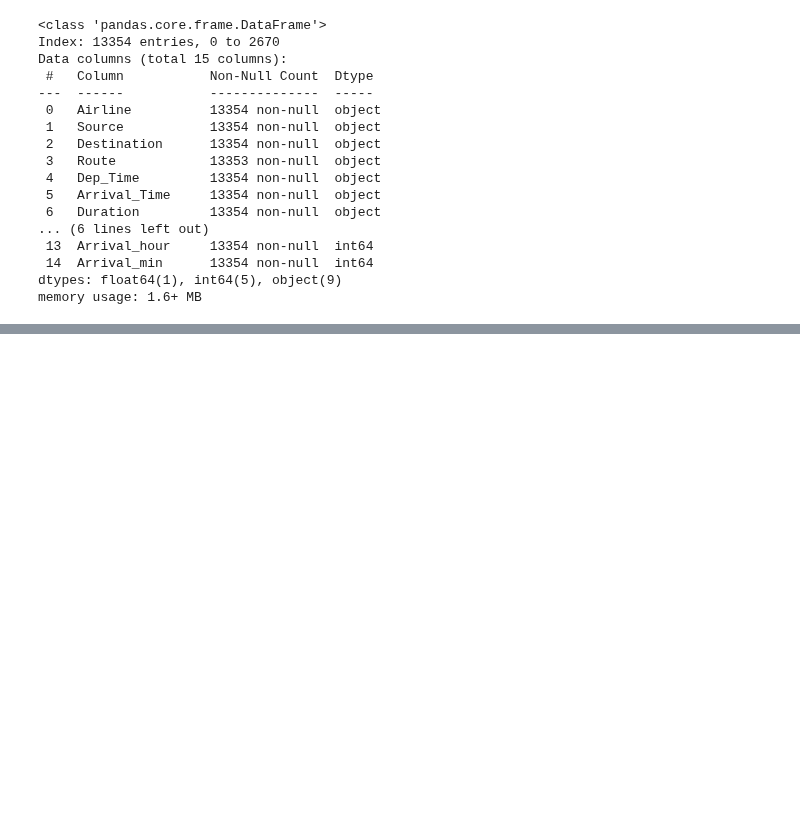
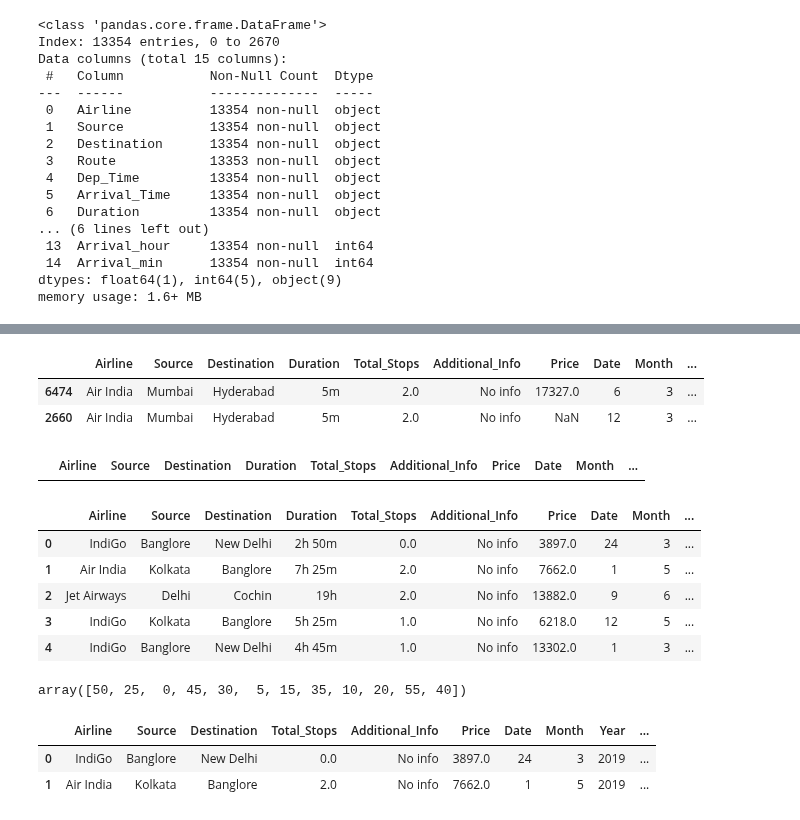
Before and after one commit to Abhinavv1524/Exploratory-data-analysis, a Jupyter notebook: 03.flight Price Predication.ipynb, the cells around one changed output, grey strips where cells are left out. Saved outputs shown, nothing was run; the diff lists cells and outputs as text; code cells hidden in the pictures; blank space fills up the shorter version.

Commit message:
Flight price prediction

```diff
--- a/03.flight Price Predication.ipynb
+++ b/03.flight Price Predication.ipynb
@@ -195,0 +238,2 @@ memory usage: 1.6+ MB
+# %%
+final_df.drop('Route', axis=1, inplace= True)
@@ -195,0 +248,17 @@ memory usage: 1.6+ MB
+# %%
+final_df['duration_hour']=final_df['Duration'].str.split(' ').str[0].str.split('h').str[0]
+# %%
+final_df[final_df['duration_hour']=='5m']
+# %% [output]
+|  | Airline | Source | Destination | Duration | Total_Stops | Additional_Info | Price | Date | Month | ... |
+| 6474 | Air India | Mumbai | Hyderabad | 5m | 2.0 | No info | 17327.0 | 6 | 3 | ... |
+| 2660 | Air India | Mumbai | Hyderabad | 5m | 2.0 | No info | NaN | 12 | 3 | ... |
+# %%
+final_df.drop(6474,axis=0,inplace=True)
+final_df.drop(2660,axis=0,inplace=True)
+# %%
+final_df[final_df['duration_hour']=='5m']
+# %% [output]
+|  | Airline | Source | Destination | Duration | Total_Stops | Additional_Info | Price | Date | Month | ... |
+# %%
+final_df['duration_hour']=final_df['duration_hour'].astype('int')
@@ -195,0 +267,9 @@ memory usage: 1.6+ MB
+# %%
+final_df.head()
+# %% [output]
+|  | Airline | Source | Destination | Duration | Total_Stops | Additional_Info | Price | Date | Month | ... |
+| 0 | IndiGo | Banglore | New Delhi | 2h 50m | 0.0 | No info | 3897.0 | 24 | 3 | ... |
+| 1 | Air India | Kolkata | Banglore | 7h 25m | 2.0 | No info | 7662.0 | 1 | 5 | ... |
+| 2 | Jet Airways | Delhi | Cochin | 19h | 2.0 | No info | 13882.0 | 9 | 6 | ... |
+| 3 | IndiGo | Kolkata | Banglore | 5h 25m | 1.0 | No info | 6218.0 | 12 | 5 | ... |
+| 4 | IndiGo | Banglore | New Delhi | 4h 45m | 1.0 | No info | 13302.0 | 1 | 3 | ... |
@@ -195,0 +282,10 @@ memory usage: 1.6+ MB
+# %%
+final_df['duration_min'].unique()
+# %% [output]
+array([50, 25,  0, 45, 30,  5, 15, 35, 10, 20, 55, 40])
+# %%
+final_df.head(2)
+# %% [output]
+|  | Airline | Source | Destination | Total_Stops | Additional_Info | Price | Date | Month | Year | ... |
+| 0 | IndiGo | Banglore | New Delhi | 0.0 | No info | 3897.0 | 24 | 3 | 2019 | ... |
+| 1 | Air India | Kolkata | Banglore | 2.0 | No info | 7662.0 | 1 | 5 | 2019 | ... |
```
Also changed, not shown: parts of 19 cells of this notebook.
